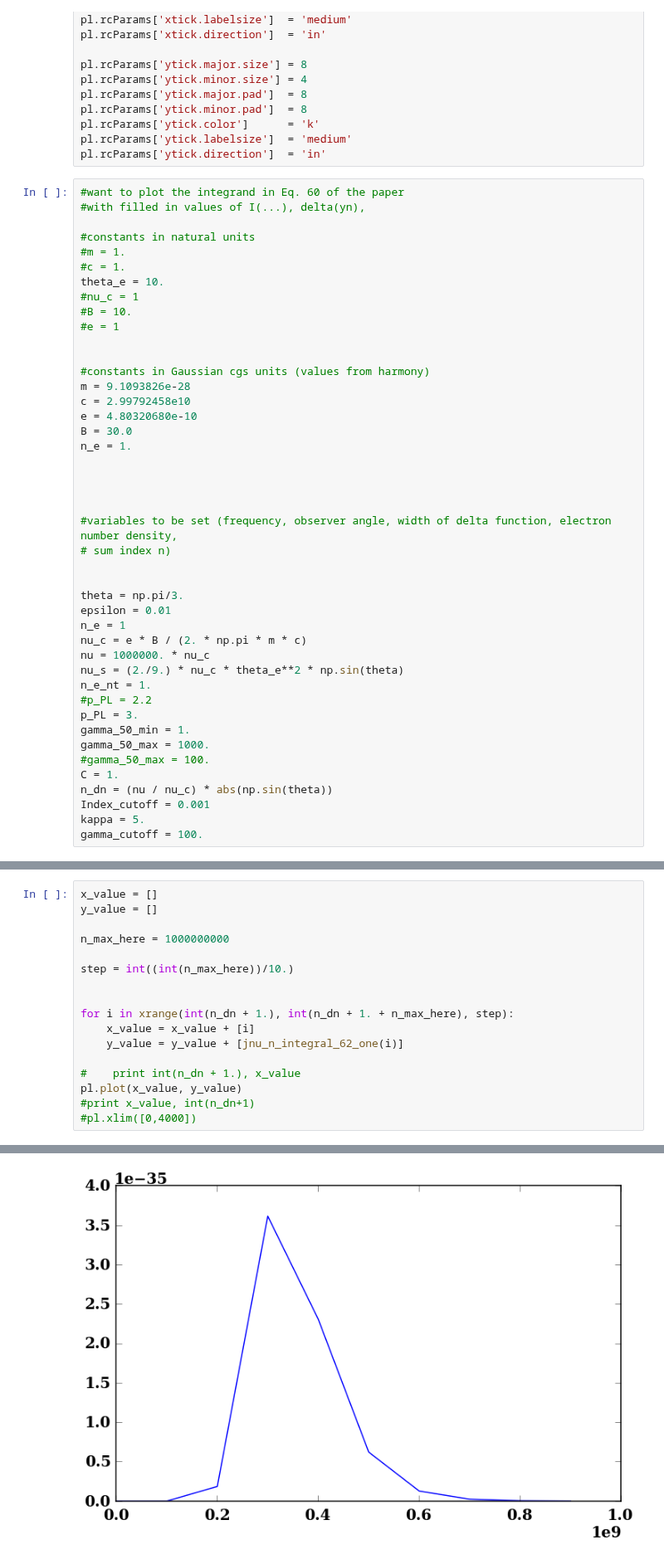
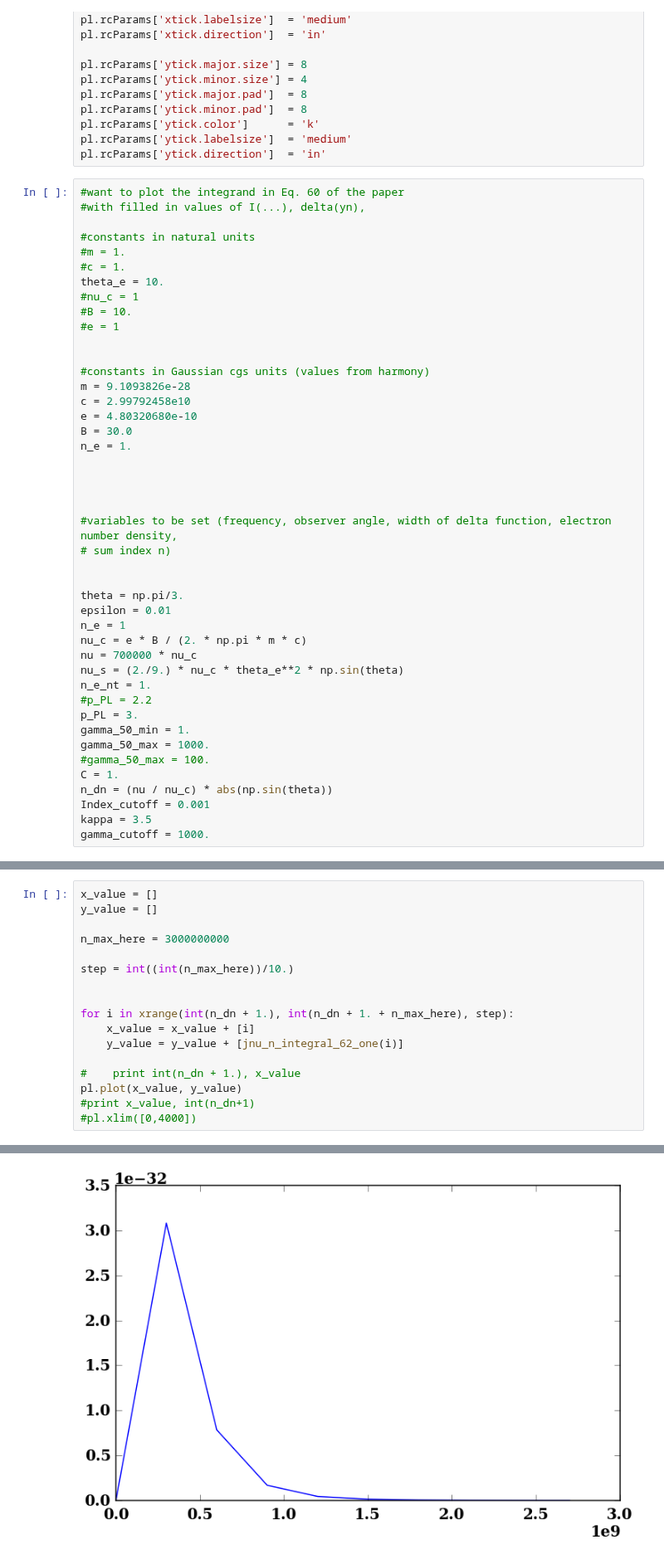
Before and after one commit to ZhaoweiZ/kappa_summer, a Jupyter notebook: kappa_with_cutoff_with_norm.ipynb, the cells around one changed output, grey strips where cells are left out. Shown at 83% size. Drawn from its saved outputs; the diff is of its cells as text.

```diff
--- a/kappa_with_cutoff_with_norm.ipynb
+++ b/kappa_with_cutoff_with_norm.ipynb
@@ -64,7 +64,7 @@ theta = np.pi/3.
 epsilon = 0.01
 n_e = 1
 nu_c = e * B / (2. * np.pi * m * c)
-nu = 1000000. * nu_c
+nu = 700000 * nu_c
 nu_s = (2./9.) * nu_c * theta_e**2 * np.sin(theta)
 n_e_nt = 1.
 #p_PL = 2.2
@@ -75,8 +75,8 @@ gamma_50_max = 1000.
 C = 1.
 n_dn = (nu / nu_c) * abs(np.sin(theta))
 Index_cutoff = 0.001
-kappa = 5.
-gamma_cutoff = 100.
+kappa = 3.5
+gamma_cutoff = 1000.
 # %%
 def K_s(n, gamma):
     beta = np.sqrt(1. - 1./gamma**2.)
@@ -182,20 +182,20 @@ print jnu_62_sum_to_n_max_integral_to_n_limit(n_max)
 # %%
 x_value = []
 y_value = []
 
-n_max_here = 1000000000
+n_max_here = 3000000000
 
 step = int((int(n_max_here))/10.)
 
 
 for i in xrange(int(n_dn + 1.), int(n_dn + 1. + n_max_here), step):
     x_value = x_value + [i]
     y_value = y_value + [jnu_n_integral_62_one(i)]
 
 #    print int(n_dn + 1.), x_value
 pl.plot(x_value, y_value)
 #print x_value, int(n_dn+1)
 #pl.xlim([0,4000])
 # %% [output]
 [<matplotlib.lines.Line2D at 0x...>]
-[figure, old version]
+[figure, new version]
```
Also changed, not shown: parts of 5 cells of this notebook, 2 other files.
